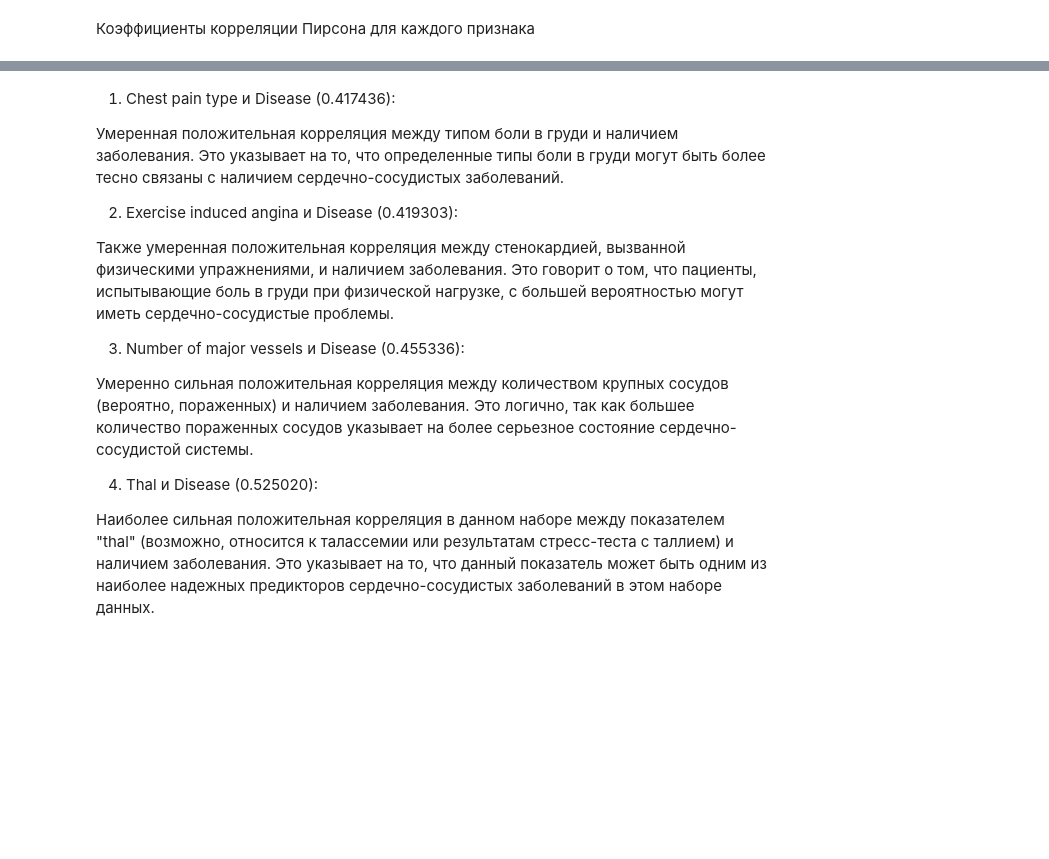
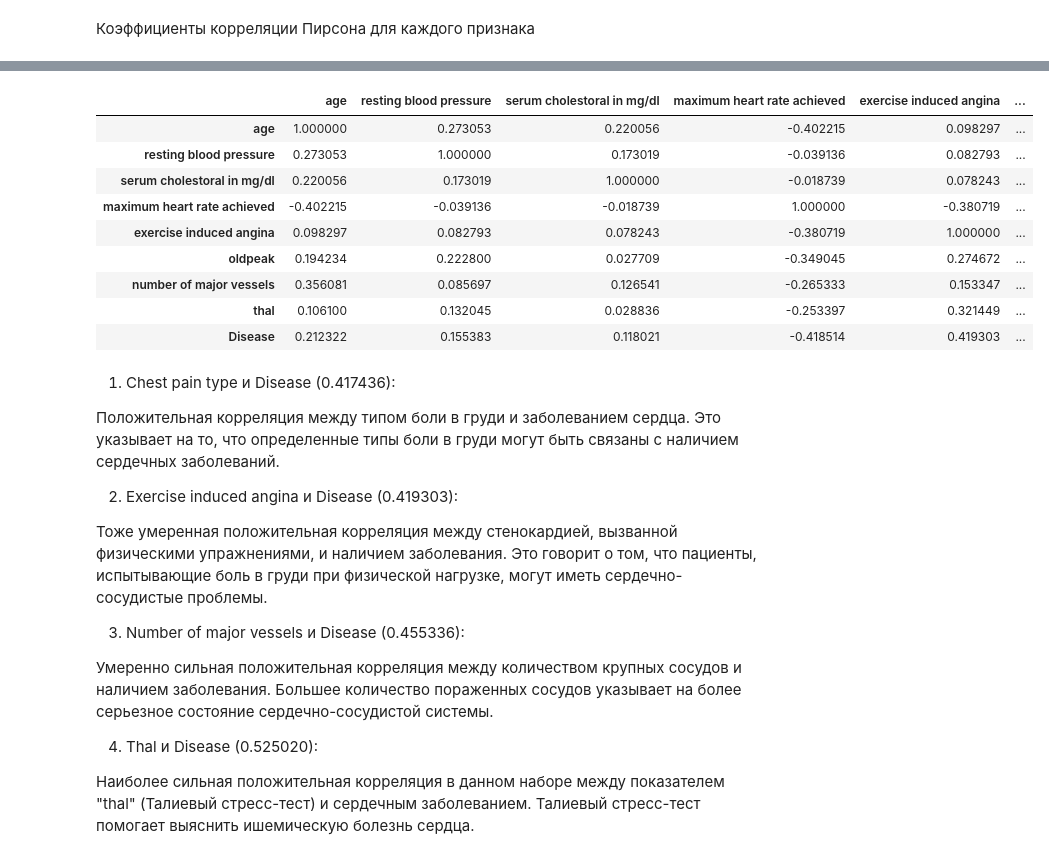
Before and after one commit to Kurennu/ML, a Jupyter notebook: task_2.ipynb, the cells around one changed output, grey strips where cells are left out. Drawn from its saved outputs; the diff is of its cells as text; code cells hidden in the pictures; blank space fills up the shorter version.

```diff
--- a/task_2.ipynb
+++ b/task_2.ipynb
@@ -410,16 +384,35 @@ df[df.select_dtypes(include=[np.number]).columns].corr()
+# %%
+df.sex = df.sex.astype("category")
+df['chest pain type'] = df['chest pain type'].astype("category")
+df['fasting blood sugar > 120 mg/dl '] = df['fasting blood sugar > 120 mg/dl '].astype("category")
+df['resting electrocardiographic results'] = df['resting electrocardiographic results'].astype('category')
+df['slope of peak'] = df['slope of peak'].astype('category')
+
+df[df.select_dtypes(include=[np.number]).columns].corr()
+# %% [output]
+|  | age | resting blood pressure | serum cholestoral in mg/dl | maximum heart rate achieved | exercise induced angina | ... |
+| age | 1.000000 | 0.273053 | 0.220056 | -0.402215 | 0.098297 | ... |
+| resting blood pressure | 0.273053 | 1.000000 | 0.173019 | -0.039136 | 0.082793 | ... |
+| serum cholestoral in mg/dl | 0.220056 | 0.173019 | 1.000000 | -0.018739 | 0.078243 | ... |
+| maximum heart rate achieved | -0.402215 | -0.039136 | -0.018739 | 1.000000 | -0.380719 | ... |
+| exercise induced angina | 0.098297 | 0.082793 | 0.078243 | -0.380719 | 1.000000 | ... |
+| oldpeak | 0.194234 | 0.222800 | 0.027709 | -0.349045 | 0.274672 | ... |
+| number of major vessels | 0.356081 | 0.085697 | 0.126541 | -0.265333 | 0.153347 | ... |
+| thal | 0.106100 | 0.132045 | 0.028836 | -0.253397 | 0.321449 | ... |
+| Disease | 0.212322 | 0.155383 | 0.118021 | -0.418514 | 0.419303 | ... |
 # %% [markdown]
 1. Chest pain type и Disease (0.417436):
 
-Умеренная положительная корреляция между типом боли в груди и наличием заболевания. Это указывает на то, что определенные типы боли в груди могут быть более тесно связаны с наличием сердечно-сосудистых заболеваний.
+Положительная корреляция между типом боли в груди и заболеванием сердца. Это указывает на то, что определенные типы боли в груди могут быть связаны с наличием сердечных заболеваний.
 
 2. Exercise induced angina и Disease (0.419303):
 
-Также умеренная положительная корреляция между стенокардией, вызванной физическими упражнениями, и наличием заболевания. Это говорит о том, что пациенты, испытывающие боль в груди при физической нагрузке, с большей вероятностью могут иметь сердечно-сосудистые проблемы.
+Тоже умеренная положительная корреляция между стенокардией, вызванной физическими упражнениями, и наличием заболевания. Это говорит о том, что пациенты, испытывающие боль в груди при физической нагрузке, могут иметь сердечно-сосудистые проблемы.
 
 3. Number of major vessels и Disease (0.455336):
 
-Умеренно сильная положительная корреляция между количеством крупных сосудов (вероятно, пораженных) и наличием заболевания. Это логично, так как большее количество пораженных сосудов указывает на более серьезное состояние сердечно-сосудистой системы.
+Умеренно сильная положительная корреляция между количеством крупных сосудов и наличием заболевания. Большее количество пораженных сосудов указывает на более серьезное состояние сердечно-сосудистой системы.
 
 4. Thal и Disease (0.525020):
 
-Наиболее сильная положительная корреляция в данном наборе между показателем "thal" (возможно, относится к талассемии или результатам стресс-теста с таллием) и наличием заболевания. Это указывает на то, что данный показатель может быть одним из наиболее надежных предикторов сердечно-сосудистых заболеваний в этом наборе данных.
+Наиболее сильная положительная корреляция в данном наборе между показателем "thal" (Талиевый стресс-тест) и сердечным заболеванием. Талиевый стресс-тест помогает выяснить ишемическую болезнь сердца.
```
Also changed, not shown: parts of 2 cells of this notebook.
